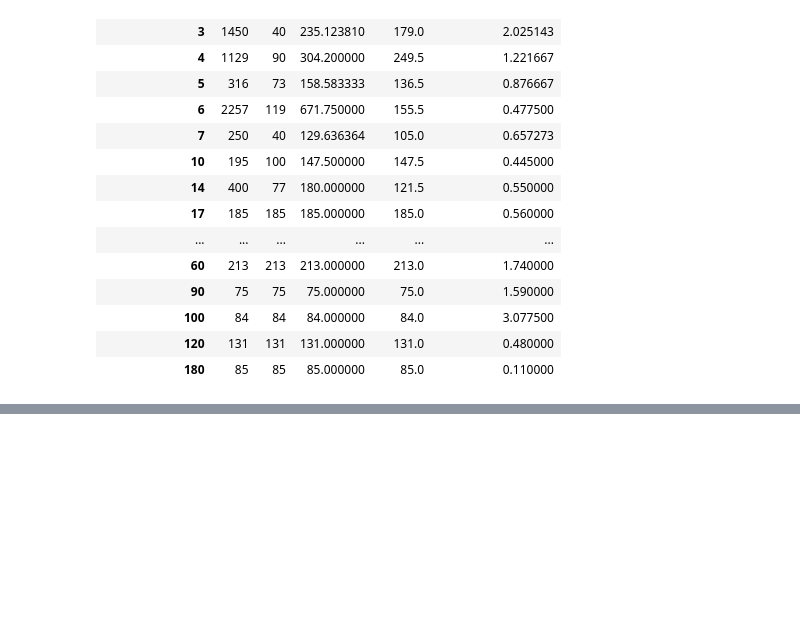
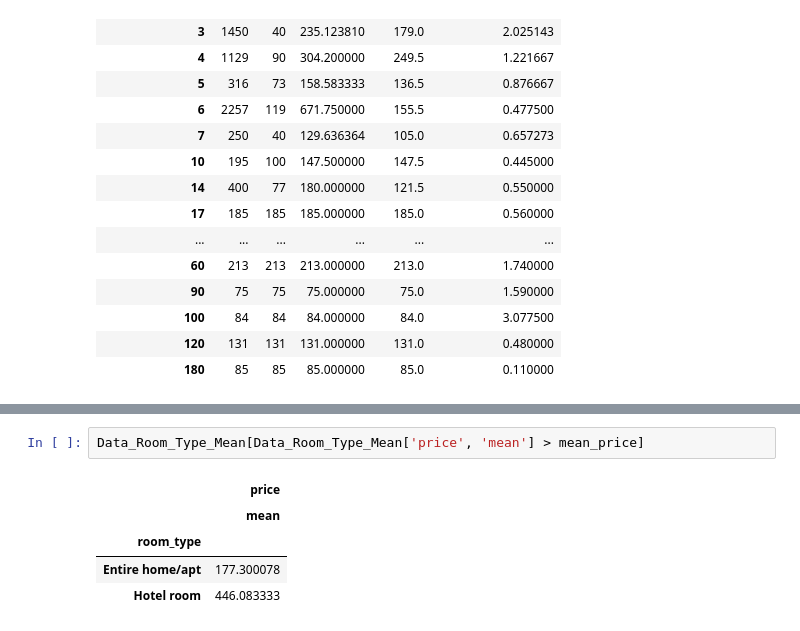
Before and after one commit to ILawrance/PythonLaba4Pandas, a Jupyter notebook: Laba4Pandas.ipynb, the cells around one changed output, grey strips where cells are left out. Drawn from its saved outputs; the diff is of its cells as text; blank space fills up the shorter version.

```diff
--- a/Laba4Pandas.ipynb
+++ b/Laba4Pandas.ipynb
@@ -180,0 +196,8 @@ Data_Listings_Drop.groupby(['minimum_nights']).agg({'price': ['max','min','mean'
+# %%
+Data_Room_Type_Mean[Data_Room_Type_Mean['price', 'mean'] > mean_price]
+# %% [output]
+|  | price |
+|  | mean |
+| room_type |  |
+| Entire home/apt | 177.300078 |
+| Hotel room | 446.083333 |
```
Also changed, not shown: parts of 1 cell of this notebook.
